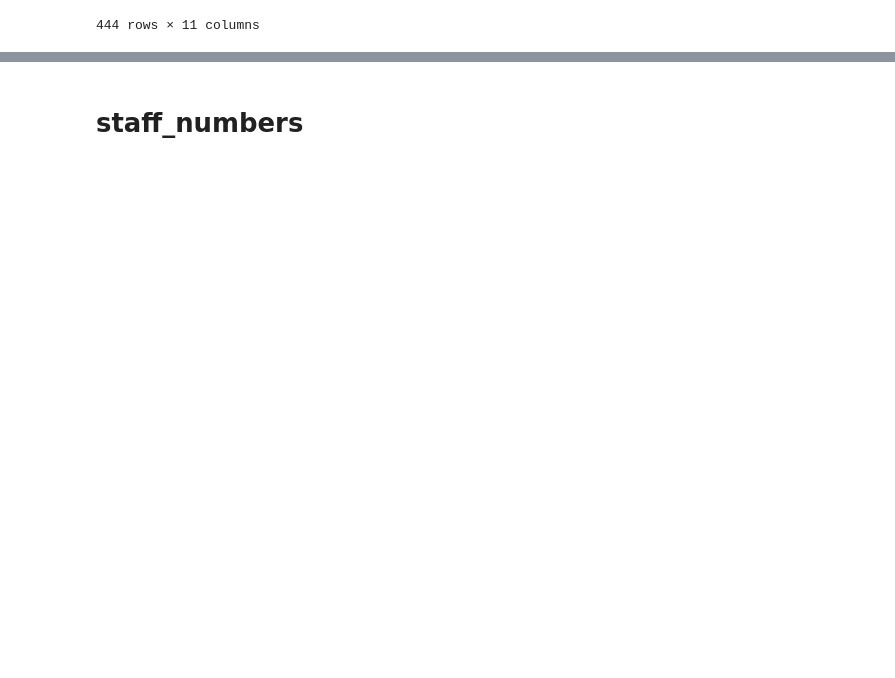
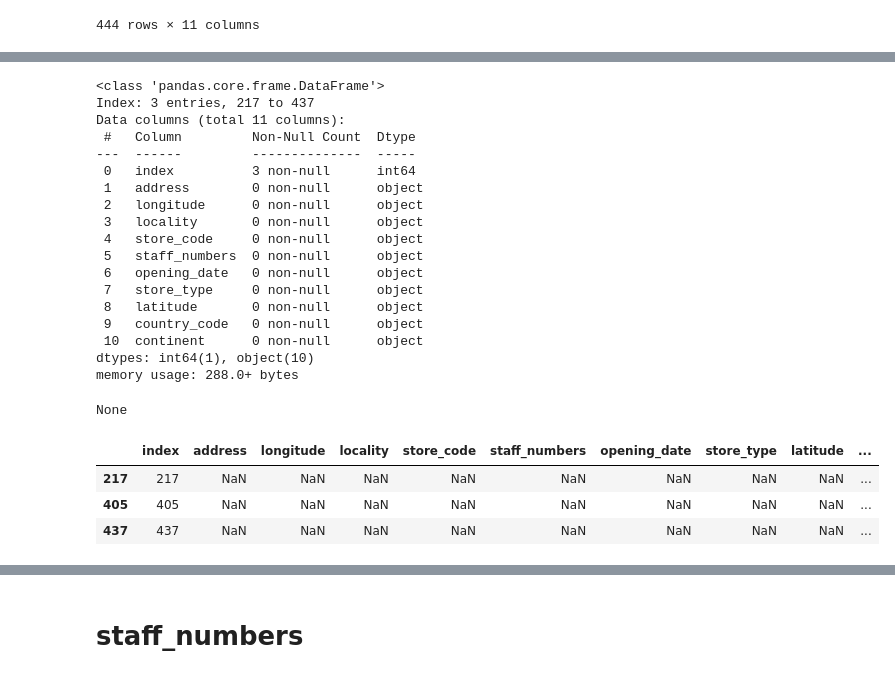
Before and after one commit to chemi5t/multinational-retail-data-centralisation, a Jupyter notebook: store_details_data_cleaned.ipynb, the cells around one changed output, grey strips where cells are left out. Saved outputs shown, nothing was run; the diff lists cells and outputs as text; code cells hidden in the pictures; blank space fills up the shorter version.

```diff
--- a/store_details_data_cleaned.ipynb
+++ b/store_details_data_cleaned.ipynb
@@ -251 +228,31 @@ None
+# %%
+# Show rows where 'store_code' values are isnull
+filtered_store_code_store_details_df = filtered_store_details_df[filtered_store_details_df['store_code'].isnull()]
+
+display(filtered_store_code_store_details_df.info())
+display(filtered_store_code_store_details_df)
+# %% [output]
+<class 'pandas.core.frame.DataFrame'>
+Index: 3 entries, 217 to 437
+Data columns (total 11 columns):
+ #   Column         Non-Null Count  Dtype
+---  ------         --------------  -----
+ 0   index          3 non-null      int64
+ 1   address        0 non-null      object
+ 2   longitude      0 non-null      object
+ 3   locality       0 non-null      object
+ 4   store_code     0 non-null      object
+ 5   staff_numbers  0 non-null      object
+ 6   opening_date   0 non-null      object
+ 7   store_type     0 non-null      object
+ 8   latitude       0 non-null      object
+ 9   country_code   0 non-null      object
+ 10  continent      0 non-null      object
+dtypes: int64(1), object(10)
+memory usage: 288.0+ bytes
+None
+|  | index | address | longitude | locality | store_code | staff_numbers | opening_date | store_type | latitude | ... |
+| 217 | 217 | NaN | NaN | NaN | NaN | NaN | NaN | NaN | NaN | ... |
+| 405 | 405 | NaN | NaN | NaN | NaN | NaN | NaN | NaN | NaN | ... |
+| 437 | 437 | NaN | NaN | NaN | NaN | NaN | NaN | NaN | NaN | ... |
 # %%
```
Also changed, not shown: parts of 21 cells of this notebook, 3 other files.
